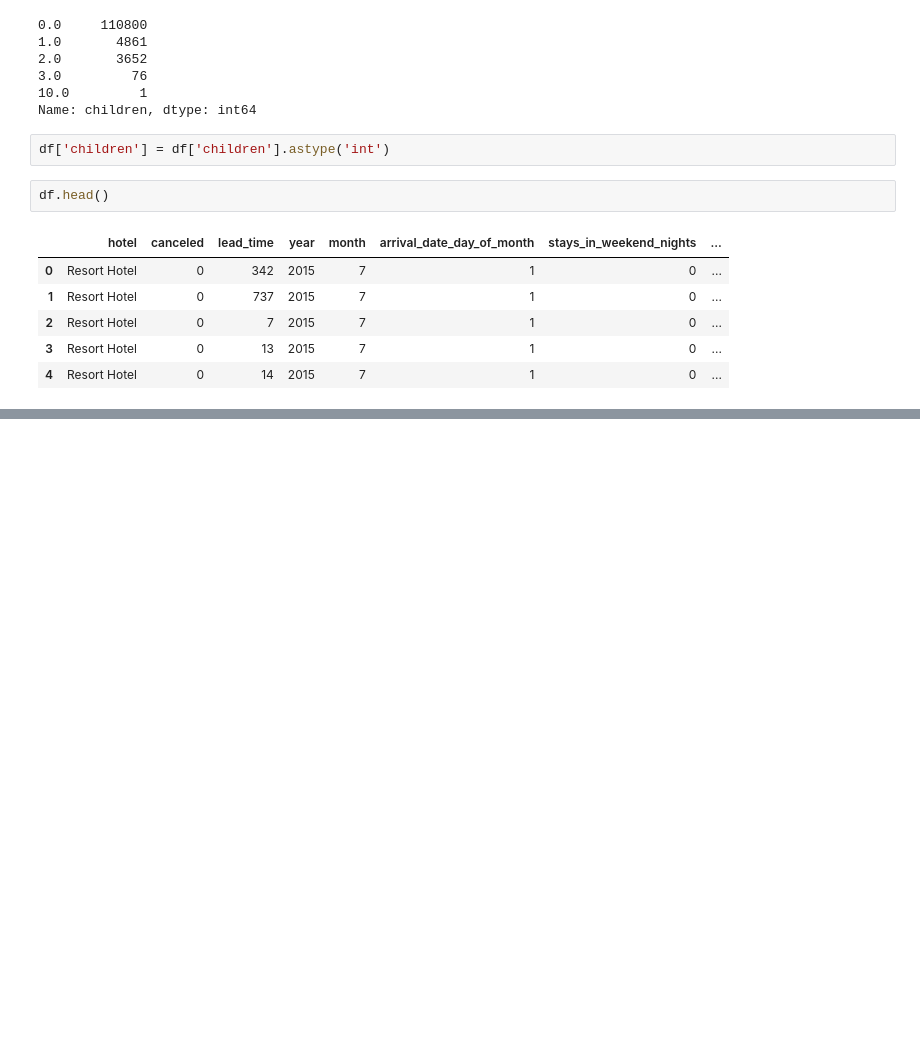
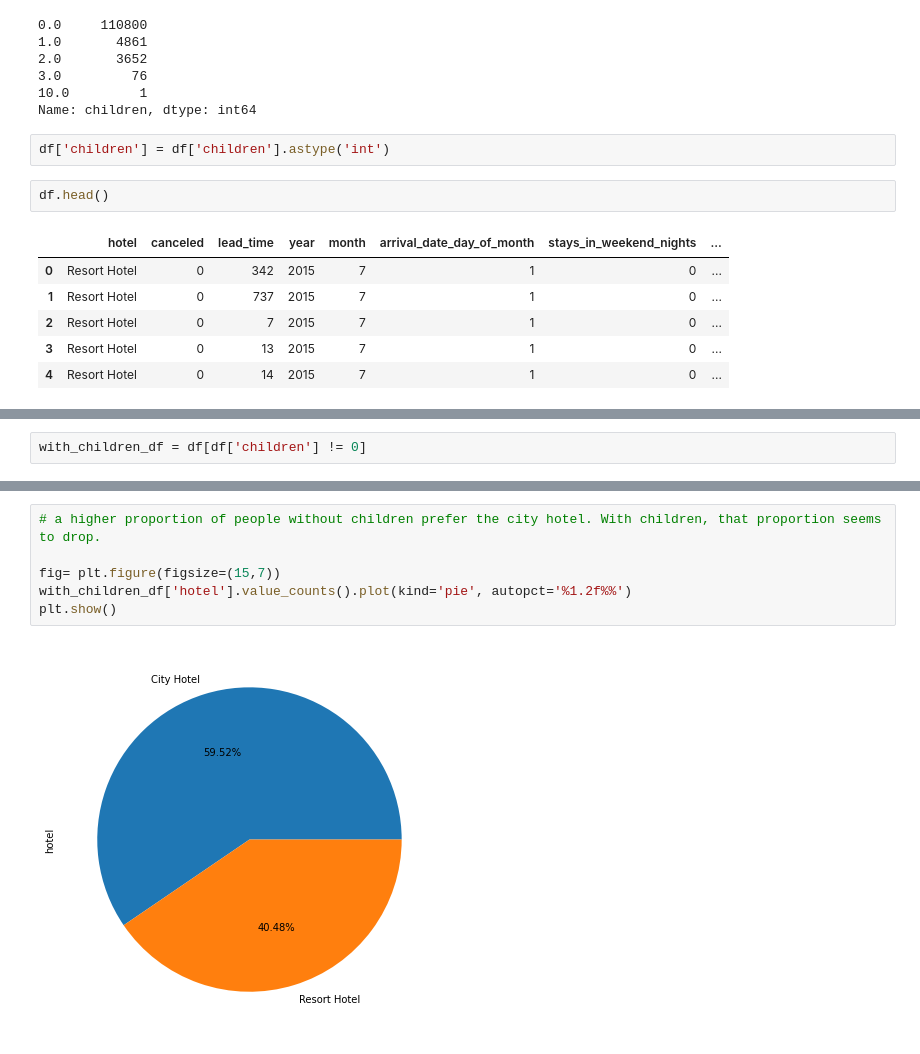
Before and after one commit to 01aleem/Hotel-Booking-Analysis, a Jupyter notebook: Hotel_Booking_Analysis.ipynb, the cells around one changed output, grey strips where cells are left out. Saved outputs shown, nothing was run; the diff lists cells and outputs as text; blank space fills up the shorter version.

```diff
--- a/Hotel_Booking_Analysis.ipynb
+++ b/Hotel_Booking_Analysis.ipynb
@@ -287,0 +582,2 @@ df.head()
+# %%
+with_children_df = df[df['children'] != 0]
@@ -287,0 +598,8 @@ df.head()
+# %%
+# a higher proportion of people without children prefer the city hotel. With children, that proportion seems to drop.
+
+fig= plt.figure(figsize=(15,7))
+with_children_df['hotel'].value_counts().plot(kind='pie', autopct='%1.2f%%')
+plt.show()
+# %% [output]
+[figure, added]
```
Also changed, not shown: parts of 35 cells of this notebook.
